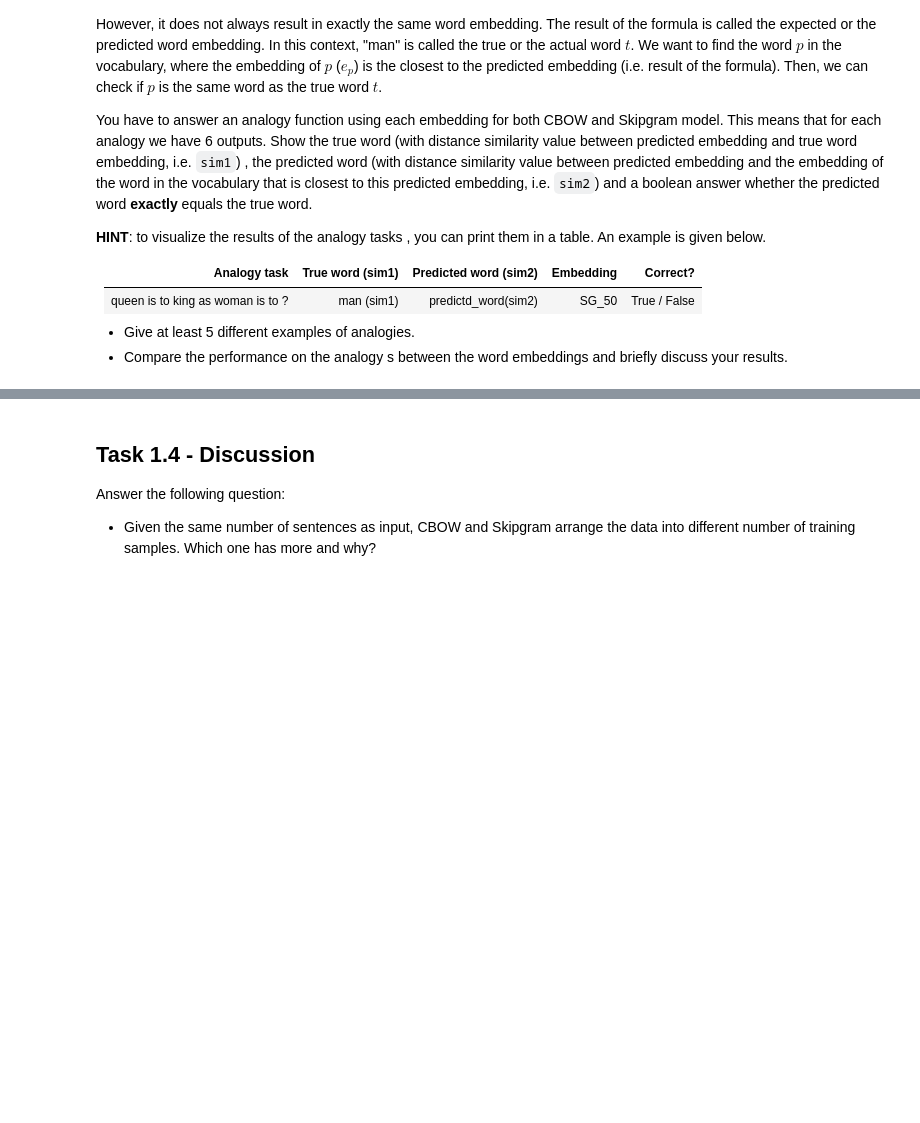
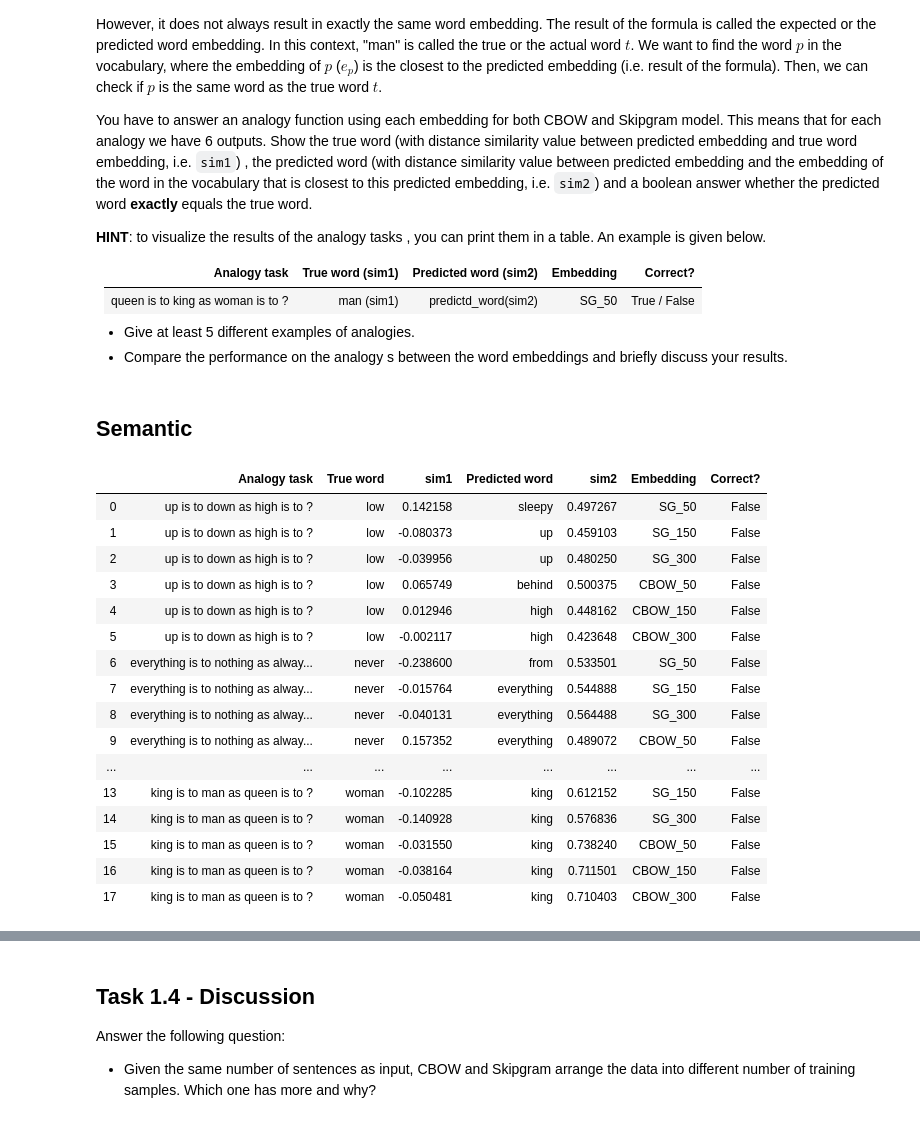
Before and after one commit to Joriswillems/deeplearning, a Jupyter notebook: assigment1/Assignment_1_(TF_2).ipynb, the cells around one changed output, grey strips where cells are left out. Drawn from its saved outputs; the diff is of its cells as text; code cells hidden in the pictures; blank space fills up the shorter version.

```diff
--- a/assigment1/Assignment_1_(TF_2).ipynb
+++ b/assigment1/Assignment_1_(TF_2).ipynb
@@ -323,3 +323,36 @@ def analogyOutput(emb_name, relation_1, relation_2):
     correct = true_word == predicted_word
 
     return [analogy_task, true_word, sim1, predicted_word, sim2, emb_name, correct]
+# %% [markdown]
+## Semantic
+# %%
+df = pd.DataFrame(columns = ['Analogy task', 'True word', 'sim1', 'Predicted word' ,'sim2', 'Embedding', 'Correct?'])
+
+firstRelations = [["up", "down"], ["everything","nothing"], ["king", "man"]]
+secondRelations = [["high", "low"], ["always", "never"], ["queen", "woman"]]
+
+for rel_1, rel_2 in zip(firstRelations, secondRelations):
+
+    for emb_name in emb_dict:
+
+        output = analogyOutput(emb_name, rel_1, rel_2)
+        df = df.append(pd.Series(output, index=df.columns), ignore_index=True)
+df
+# %% [output]
+|  | Analogy task | True word | sim1 | Predicted word | sim2 | Embedding | Correct? |
+| 0 | up is to down as high is to ? | low | 0.142158 | sleepy | 0.497267 | SG_50 | False |
+| 1 | up is to down as high is to ? | low | -0.080373 | up | 0.459103 | SG_150 | False |
+| 2 | up is to down as high is to ? | low | -0.039956 | up | 0.480250 | SG_300 | False |
+| 3 | up is to down as high is to ? | low | 0.065749 | behind | 0.500375 | CBOW_50 | False |
+| 4 | up is to down as high is to ? | low | 0.012946 | high | 0.448162 | CBOW_150 | False |
+| 5 | up is to down as high is to ? | low | -0.002117 | high | 0.423648 | CBOW_300 | False |
+| 6 | everything is to nothing as alway... | never | -0.238600 | from | 0.533501 | SG_50 | False |
+| 7 | everything is to nothing as alway... | never | -0.015764 | everything | 0.544888 | SG_150 | False |
+| 8 | everything is to nothing as alway... | never | -0.040131 | everything | 0.564488 | SG_300 | False |
+| 9 | everything is to nothing as alway... | never | 0.157352 | everything | 0.489072 | CBOW_50 | False |
+| ... | ... | ... | ... | ... | ... | ... | ... |
+| 13 | king is to man as queen is to ? | woman | -0.102285 | king | 0.612152 | SG_150 | False |
+| 14 | king is to man as queen is to ? | woman | -0.140928 | king | 0.576836 | SG_300 | False |
+| 15 | king is to man as queen is to ? | woman | -0.031550 | king | 0.738240 | CBOW_50 | False |
+| 16 | king is to man as queen is to ? | woman | -0.038164 | king | 0.711501 | CBOW_150 | False |
+| 17 | king is to man as queen is to ? | woman | -0.050481 | king | 0.710403 | CBOW_300 | False |
```
Also changed, not shown: parts of 7 cells of this notebook.
